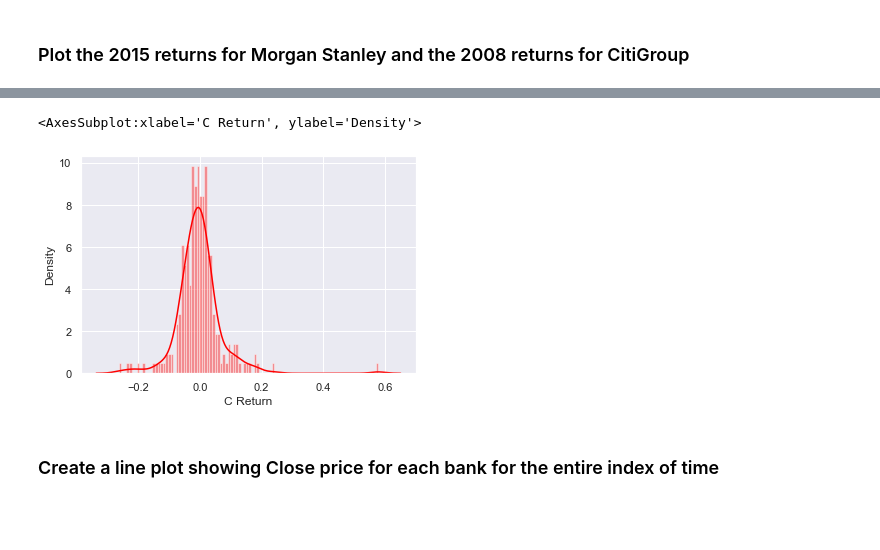
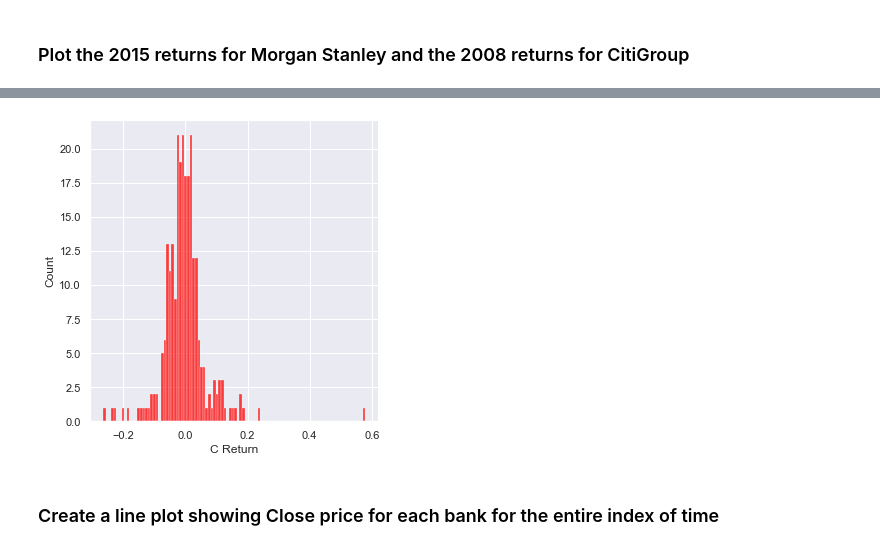
Before and after one commit to Mastercheef/Projekt-Datenanalyse, a Jupyter notebook: finance_analytic_examples/bank_stocks.ipynb, the cells around one changed output, grey strips where cells are left out. Cells and saved outputs as stored; diff of their text form; code cells hidden in the pictures; blank space fills up the shorter version.

```diff
--- a/finance_analytic_examples/finance_data.ipynb
+++ b/finance_analytic_examples/bank_stocks.ipynb
@@ -132,9 +132,9 @@ sns.displot(returns['2015-01-01':'2015-12-31']['MS Return'],color='green',bins=1
 [figure]
 # %%
-sns.distplot(returns['2008-01-01':'2008-12-31']['C Return'],color='red',bins=100)
+sns.displot(returns['2008-01-01':'2008-12-31']['C Return'],color='red',bins=100)
+plt.show()
 # %% [output]
-<AxesSubplot:xlabel='C Return', ylabel='Density'>
-[figure, old version]
+[figure, new version]
 # %% [markdown]
 ### Create a line plot showing Close price for each bank for the entire index of time
 # %%
```
Also changed, not shown: parts of 7 cells of this notebook.
